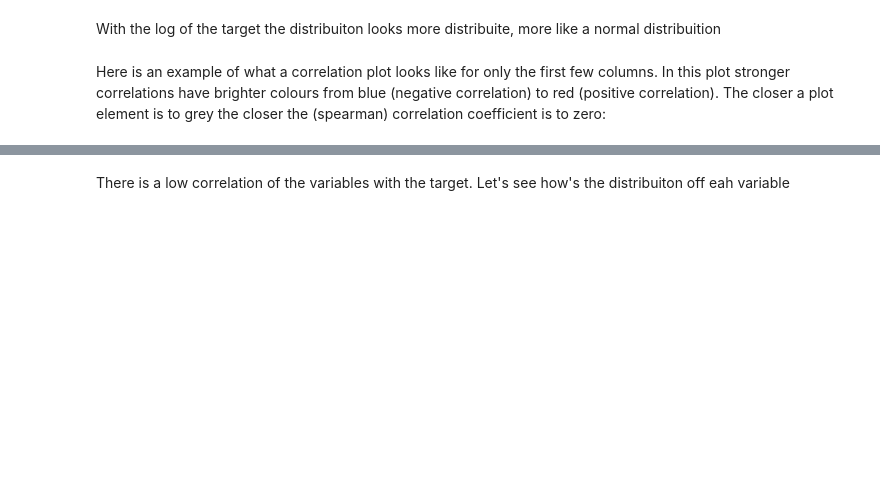
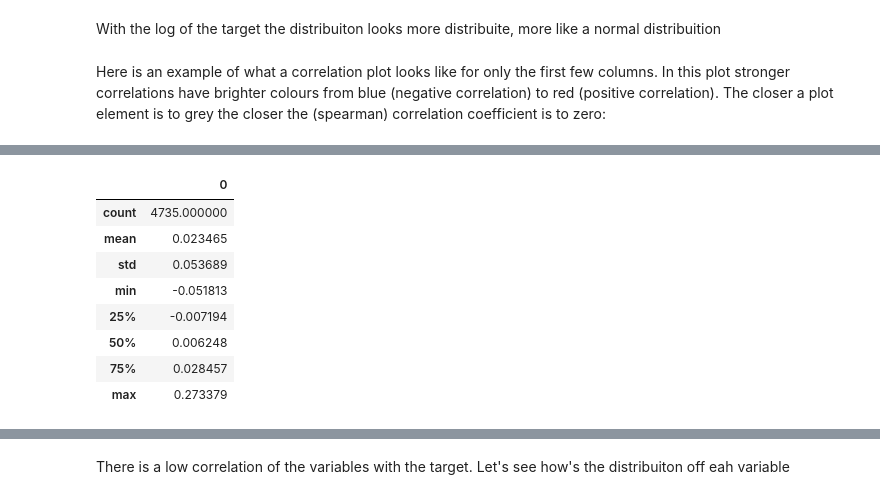
Before and after one commit to Datalytyx-Data-Science/Santander_Value_Prediction, a Jupyter notebook: Santander_Will.ipynb, the cells around one changed output, grey strips where cells are left out. Saved outputs shown, nothing was run; the diff lists cells and outputs as text; code cells hidden in the pictures; blank space fills up the shorter version.

```diff
--- a/Santander_Will.ipynb
+++ b/Santander_Will.ipynb
@@ -346,17 +417,27 @@ plt.show()
 # %%
 ## Verify the correlation between the target and the variables
 corr_train_target_values = []
 corr_train_target_column = []
 for i in df_train.columns:
-    if i in ['ID','target']:
+    if i in ['ID','target','target_log']:
         None
     else:
         corr = df_train[['target',i]].corr(method='pearson')
         corr_train_target_values.append(corr.target[1])
         corr_train_target_column.append(i)
 
 corr_train_target = pd.DataFrame(corr_train_target_values,index=corr_train_target_column)
 corr_train_target.describe()
+# %% [output]
+|  | 0 |
+| count | 4735.000000 |
+| mean | 0.023465 |
+| std | 0.053689 |
+| min | -0.051813 |
+| 25% | -0.007194 |
+| 50% | 0.006248 |
+| 75% | 0.028457 |
+| max | 0.273379 |
 # %%
 corr_train_target.sort_values(0).plot()
 plt.xlabel("Feature")
```
Also changed, not shown: parts of 25 cells of this notebook.
